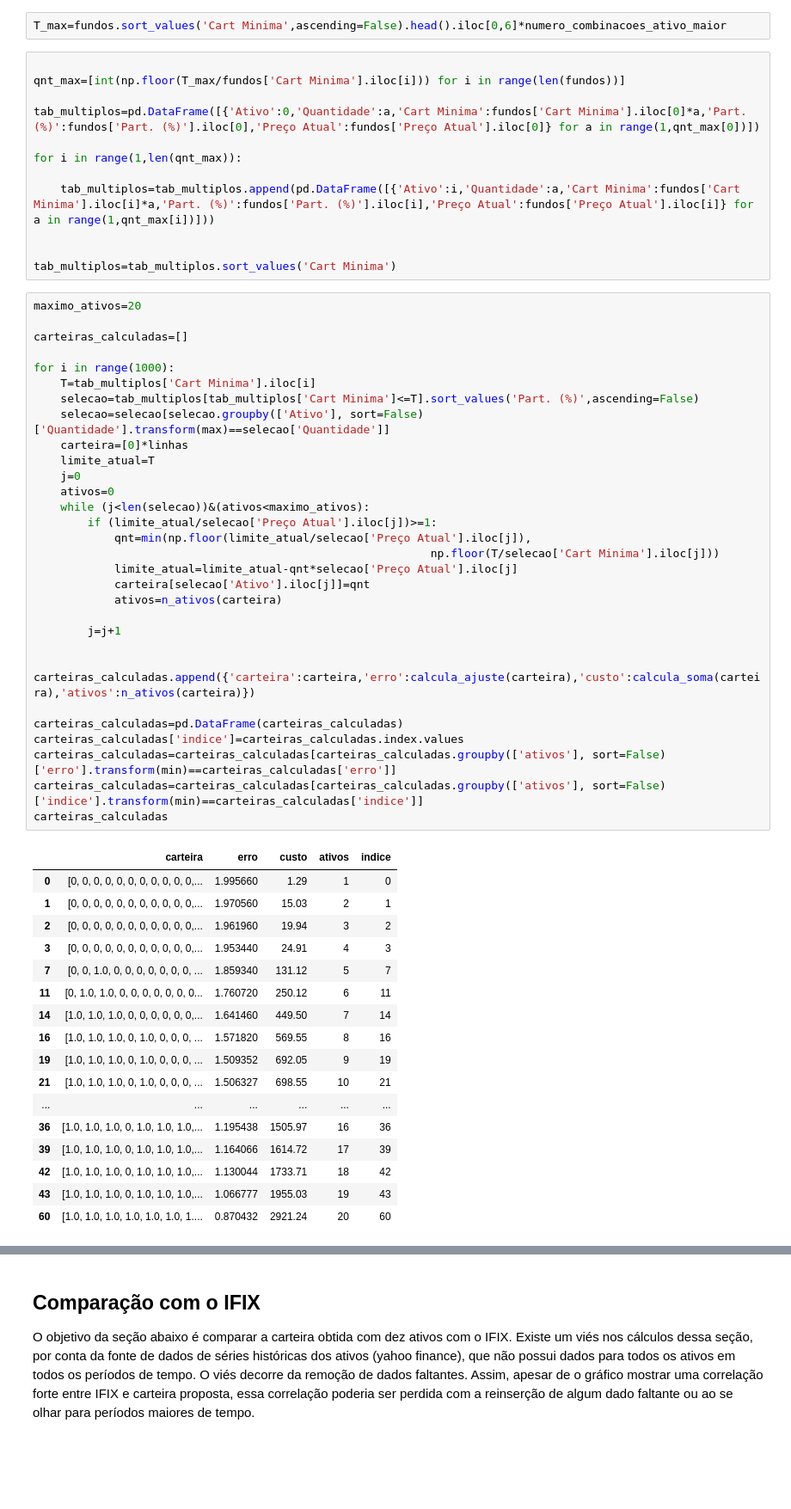
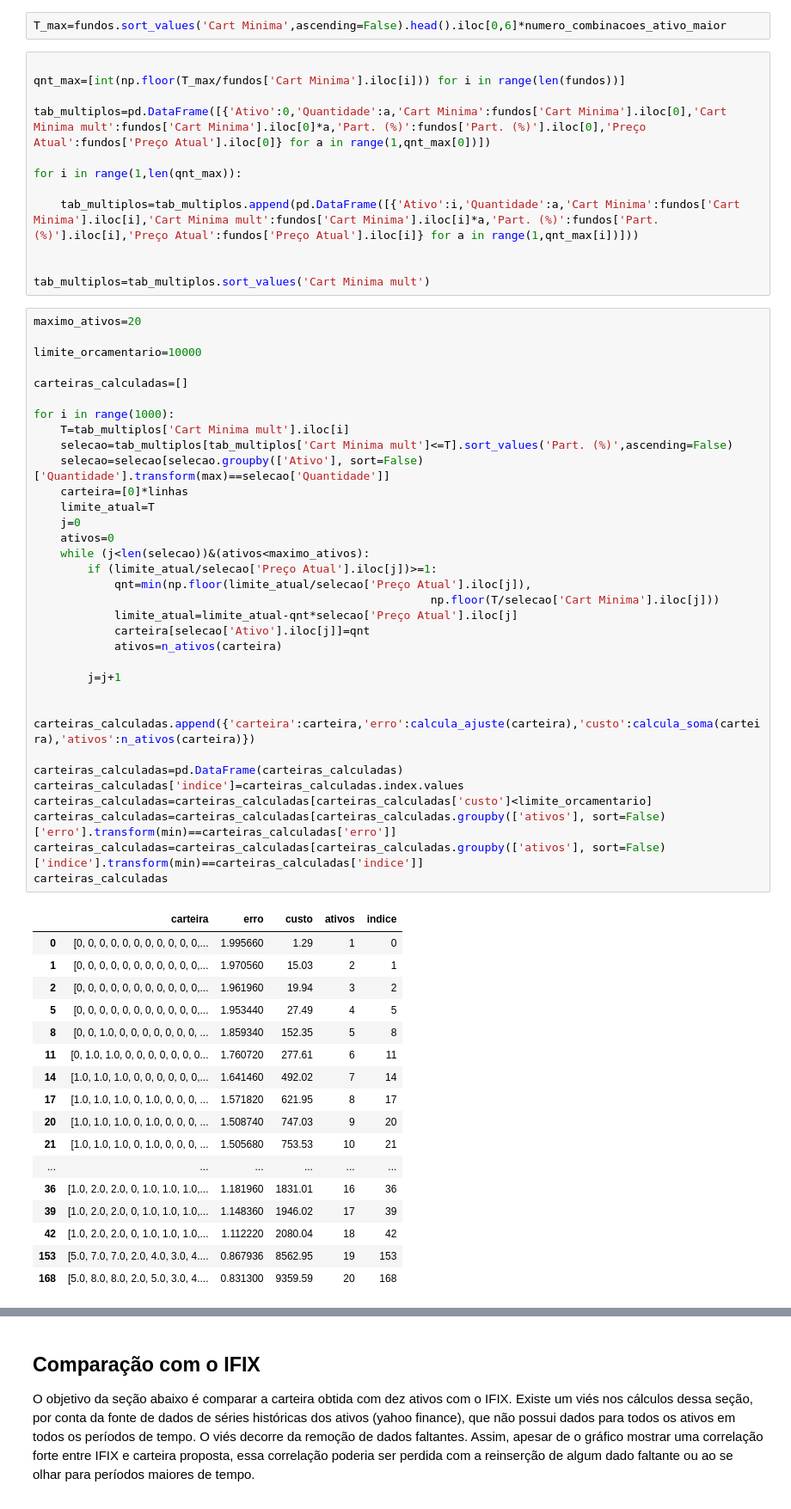
Before and after one commit to augustomaeda/IFIX, a Jupyter notebook: sol_analitica_final.ipynb, the cells around one changed output, grey strips where cells are left out. Shown at 86% size. Cells and saved outputs as stored; diff of their text form; blank space fills up the shorter version.

```diff
--- a/sol_analitica_final.ipynb
+++ b/sol_analitica_final.ipynb
@@ -183,59 +183,62 @@ T_max=fundos.sort_values('Cart Minima',ascending=False).head().iloc[0,6]*numero_
 
 qnt_max=[int(np.floor(T_max/fundos['Cart Minima'].iloc[i])) for i in range(len(fundos))]
 
-tab_multiplos=pd.DataFrame([{'Ativo':0,'Quantidade':a,'Cart Minima':fundos['Cart Minima'].iloc[0]*a,'Part. (%)':fundos['Part. (%)'].iloc[0],'Preço Atual':fundos['Preço Atual'].iloc[0]} for a in range(1,qnt_max[0])])
+tab_multiplos=pd.DataFrame([{'Ativo':0,'Quantidade':a,'Cart Minima':fundos['Cart Minima'].iloc[0],'Cart Minima mult':fundos['Cart Minima'].iloc[0]*a,'Part. (%)':fundos['Part. (%)'].iloc[0],'Preço Atual':fundos['Preço Atual'].iloc[0]} for a in range(1,qnt_max[0])])
 
 for i in range(1,len(qnt_max)):
 
-    tab_multiplos=tab_multiplos.append(pd.DataFrame([{'Ativo':i,'Quantidade':a,'Cart Minima':fundos['Cart Minima'].iloc[i]*a,'Part. (%)':fundos['Part. (%)'].iloc[i],'Preço Atual':fundos['Preço Atual'].iloc[i]} for a in range(1,qnt_max[i])]))
+    tab_multiplos=tab_multiplos.append(pd.DataFrame([{'Ativo':i,'Quantidade':a,'Cart Minima':fundos['Cart Minima'].iloc[i],'Cart Minima mult':fundos['Cart Minima'].iloc[i]*a,'Part. (%)':fundos['Part. (%)'].iloc[i],'Preço Atual':fundos['Preço Atual'].iloc[i]} for a in range(1,qnt_max[i])]))
 
 
-tab_multiplos=tab_multiplos.sort_values('Cart Minima')
+tab_multiplos=tab_multiplos.sort_values('Cart Minima mult')
 # %%
 maximo_ativos=20
+
+limite_orcamentario=10000
 
 carteiras_calculadas=[]
 
 for i in range(1000):
-    T=tab_multiplos['Cart Minima'].iloc[i]
-    selecao=tab_multiplos[tab_multiplos['Cart Minima']<=T].sort_values('Part. (%)',ascending=False)
+    T=tab_multiplos['Cart Minima mult'].iloc[i]
+    selecao=tab_multiplos[tab_multiplos['Cart Minima mult']<=T].sort_values('Part. (%)',ascending=False)
     selecao=selecao[selecao.groupby(['Ativo'], sort=False)['Quantidade'].transform(max)==selecao['Quantidade']]
     carteira=[0]*linhas
     limite_atual=T
     j=0
     ativos=0
     while (j<len(selecao))&(ativos<maximo_ativos):
         if (limite_atual/selecao['Preço Atual'].iloc[j])>=1:
             qnt=min(np.floor(limite_atual/selecao['Preço Atual'].iloc[j]),
                                                            np.floor(T/selecao['Cart Minima'].iloc[j]))
             limite_atual=limite_atual-qnt*selecao['Preço Atual'].iloc[j]
             carteira[selecao['Ativo'].iloc[j]]=qnt
             ativos=n_ativos(carteira)
 
         j=j+1
 
     carteiras_calculadas.append({'carteira':carteira,'erro':calcula_ajuste(carteira),'custo':calcula_soma(carteira),'ativos':n_ativos(carteira)})
 
 carteiras_calculadas=pd.DataFrame(carteiras_calculadas)
 carteiras_calculadas['indice']=carteiras_calculadas.index.values
+carteiras_calculadas=carteiras_calculadas[carteiras_calculadas['custo']<limite_orcamentario]
 carteiras_calculadas=carteiras_calculadas[carteiras_calculadas.groupby(['ativos'], sort=False)['erro'].transform(min)==carteiras_calculadas['erro']]
 carteiras_calculadas=carteiras_calculadas[carteiras_calculadas.groupby(['ativos'], sort=False)['indice'].transform(min)==carteiras_calculadas['indice']]
 carteiras_calculadas
 # %% [output]
 |  | carteira | erro | custo | ativos | indice |
 | 0 | [0, 0, 0, 0, 0, 0, 0, 0, 0, 0, 0,... | 1.995660 | 1.29 | 1 | 0 |
 | 1 | [0, 0, 0, 0, 0, 0, 0, 0, 0, 0, 0,... | 1.970560 | 15.03 | 2 | 1 |
 | 2 | [0, 0, 0, 0, 0, 0, 0, 0, 0, 0, 0,... | 1.961960 | 19.94 | 3 | 2 |
-| 3 | [0, 0, 0, 0, 0, 0, 0, 0, 0, 0, 0,... | 1.953440 | 24.91 | 4 | 3 |
-| 7 | [0, 0, 1.0, 0, 0, 0, 0, 0, 0, 0, ... | 1.859340 | 131.12 | 5 | 7 |
-| 11 | [0, 1.0, 1.0, 0, 0, 0, 0, 0, 0, 0... | 1.760720 | 250.12 | 6 | 11 |
-| 14 | [1.0, 1.0, 1.0, 0, 0, 0, 0, 0, 0,... | 1.641460 | 449.50 | 7 | 14 |
-| 16 | [1.0, 1.0, 1.0, 0, 1.0, 0, 0, 0, ... | 1.571820 | 569.55 | 8 | 16 |
-| 19 | [1.0, 1.0, 1.0, 0, 1.0, 0, 0, 0, ... | 1.509352 | 692.05 | 9 | 19 |
-| 21 | [1.0, 1.0, 1.0, 0, 1.0, 0, 0, 0, ... | 1.506327 | 698.55 | 10 | 21 |
+| 5 | [0, 0, 0, 0, 0, 0, 0, 0, 0, 0, 0,... | 1.953440 | 27.49 | 4 | 5 |
+| 8 | [0, 0, 1.0, 0, 0, 0, 0, 0, 0, 0, ... | 1.859340 | 152.35 | 5 | 8 |
+| 11 | [0, 1.0, 1.0, 0, 0, 0, 0, 0, 0, 0... | 1.760720 | 277.61 | 6 | 11 |
+| 14 | [1.0, 1.0, 1.0, 0, 0, 0, 0, 0, 0,... | 1.641460 | 492.02 | 7 | 14 |
+| 17 | [1.0, 1.0, 1.0, 0, 1.0, 0, 0, 0, ... | 1.571820 | 621.95 | 8 | 17 |
+| 20 | [1.0, 1.0, 1.0, 0, 1.0, 0, 0, 0, ... | 1.508740 | 747.03 | 9 | 20 |
+| 21 | [1.0, 1.0, 1.0, 0, 1.0, 0, 0, 0, ... | 1.505680 | 753.53 | 10 | 21 |
 | ... | ... | ... | ... | ... | ... |
-| 36 | [1.0, 1.0, 1.0, 0, 1.0, 1.0, 1.0,... | 1.195438 | 1505.97 | 16 | 36 |
-| 39 | [1.0, 1.0, 1.0, 0, 1.0, 1.0, 1.0,... | 1.164066 | 1614.72 | 17 | 39 |
-| 42 | [1.0, 1.0, 1.0, 0, 1.0, 1.0, 1.0,... | 1.130044 | 1733.71 | 18 | 42 |
-| 43 | [1.0, 1.0, 1.0, 0, 1.0, 1.0, 1.0,... | 1.066777 | 1955.03 | 19 | 43 |
-| 60 | [1.0, 1.0, 1.0, 1.0, 1.0, 1.0, 1.... | 0.870432 | 2921.24 | 20 | 60 |
+| 36 | [1.0, 2.0, 2.0, 0, 1.0, 1.0, 1.0,... | 1.181960 | 1831.01 | 16 | 36 |
+| 39 | [1.0, 2.0, 2.0, 0, 1.0, 1.0, 1.0,... | 1.148360 | 1946.02 | 17 | 39 |
+| 42 | [1.0, 2.0, 2.0, 0, 1.0, 1.0, 1.0,... | 1.112220 | 2080.04 | 18 | 42 |
+| 153 | [5.0, 7.0, 7.0, 2.0, 4.0, 3.0, 4.... | 0.867936 | 8562.95 | 19 | 153 |
+| 168 | [5.0, 8.0, 8.0, 2.0, 5.0, 3.0, 4.... | 0.831300 | 9359.59 | 20 | 168 |
```
Also changed, not shown: parts of 4 cells of this notebook.
